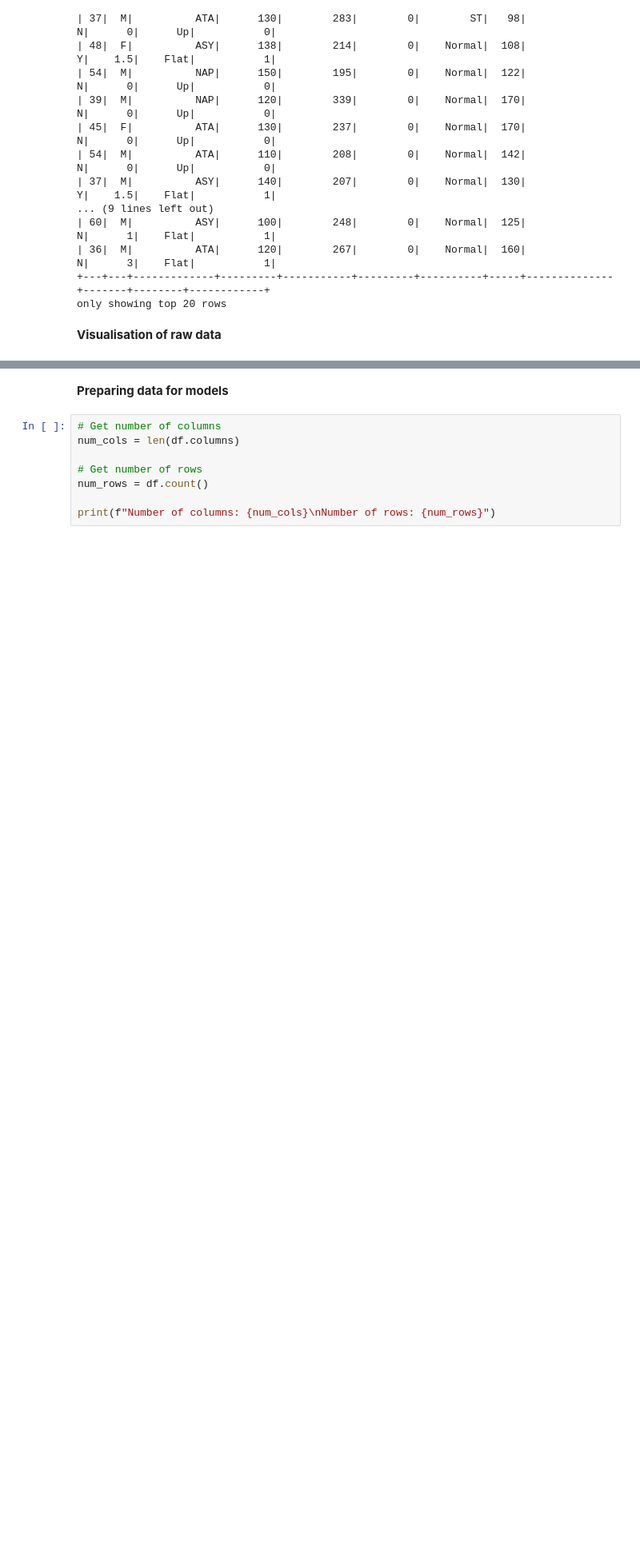
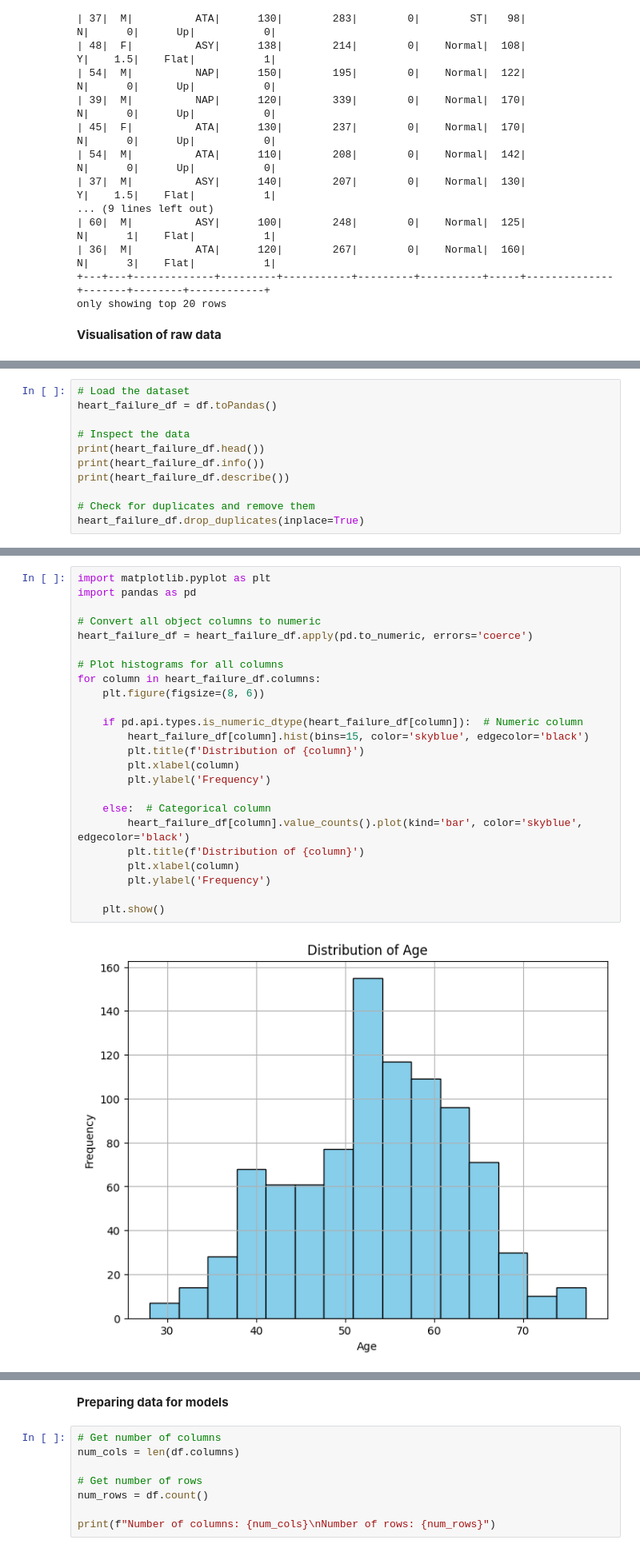
Before and after one commit to FatemaGirnary/Project_4, a Jupyter notebook: final_heartprediction_models.ipynb, the cells around one changed output, grey strips where cells are left out. Shown at 80% size. Saved outputs shown, nothing was run; the diff lists cells and outputs as text; blank space fills up the shorter version.

Commit message:
added visualisations

```diff
--- a/final_heartprediction_models.ipynb
+++ b/final_heartprediction_models.ipynb
@@ -94,0 +98,11 @@ only showing top 20 rows
+# %%
+# Load the dataset
+heart_failure_df = df.toPandas()
+
+# Inspect the data
+print(heart_failure_df.head())
+print(heart_failure_df.info())
+print(heart_failure_df.describe())
+
+# Check for duplicates and remove them
+heart_failure_df.drop_duplicates(inplace=True)
@@ -94,0 +127,26 @@ only showing top 20 rows
+# %%
+import matplotlib.pyplot as plt
+import pandas as pd
+
+# Convert all object columns to numeric
+heart_failure_df = heart_failure_df.apply(pd.to_numeric, errors='coerce')
+
+# Plot histograms for all columns
+for column in heart_failure_df.columns:
+    plt.figure(figsize=(8, 6))
+
+    if pd.api.types.is_numeric_dtype(heart_failure_df[column]):  # Numeric column
+        heart_failure_df[column].hist(bins=15, color='skyblue', edgecolor='black')
+        plt.title(f'Distribution of {column}')
+        plt.xlabel(column)
+        plt.ylabel('Frequency')
+
+    else:  # Categorical column
+        heart_failure_df[column].value_counts().plot(kind='bar', color='skyblue', edgecolor='black')
+        plt.title(f'Distribution of {column}')
+        plt.xlabel(column)
+        plt.ylabel('Frequency')
+
+    plt.show()
+# %% [output]
+[figure, added]
```
Also changed, not shown: parts of 14 cells of this notebook.
